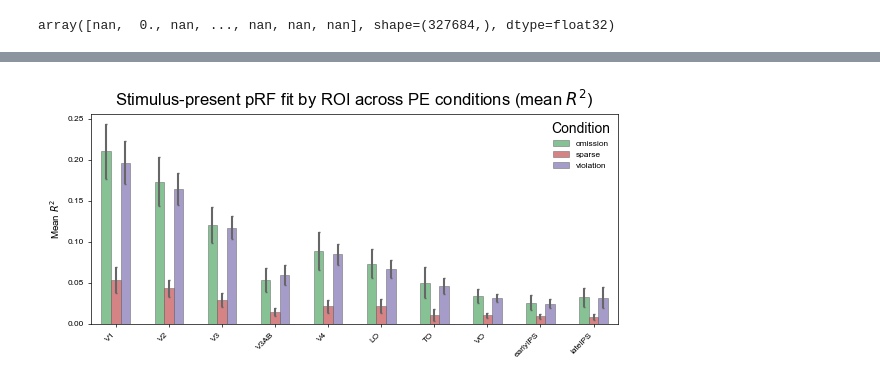
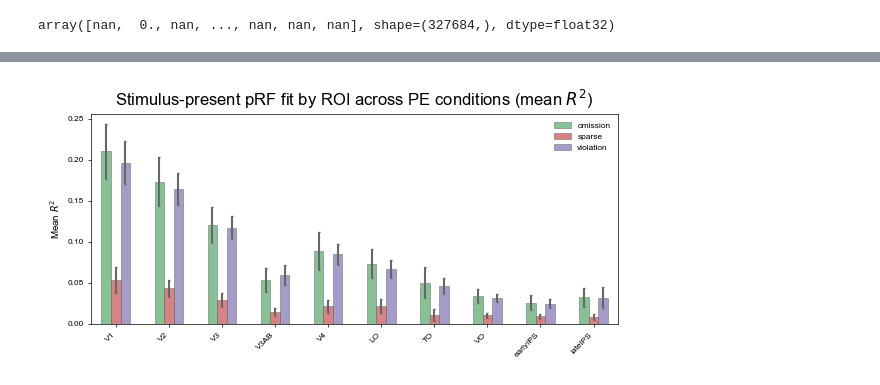
Before and after one commit to c14h19no2/pRF_expect_pub, a Jupyter notebook: pRF_expect_analysis/prf_expect/analysis/out-of-sample/out-of-sample-test.ipynb, the cells around one changed output, grey strips where cells are left out. Cells and saved outputs as stored; diff of their text form; code cells hidden in the pictures.

```diff
--- a/pRF_expect_analysis/prf_expect/analysis/out-of-sample/out-of-sample-test.ipynb
+++ b/pRF_expect_analysis/prf_expect/analysis/out-of-sample/out-of-sample-test.ipynb
@@ -306,34 +306,34 @@ colors = {
     "violation": "#8172b3",
 }
 
 x = np.arange(len(ROIs_list))
 width = 0.18
 fig, ax = plt.subplots(figsize=(6, 3))
 
 for i, cond in enumerate(cond_order):
     offsets = (i - (len(cond_order) - 1) / 2) * width
     ax.bar(
         x + offsets,
         roi_means[cond],
         width=width,
         yerr=roi_sems[cond],
         label=cond,
         color=colors.get(cond, "0.7"),
         edgecolor=markeredgecolor,
         linewidth=bar_linewidth,
         alpha=bar_alpha,
         capsize=errorbar_capsize,
         ecolor=markeredgecolor,
     )
 
 ax.set_xticks(x)
 ax.set_xticklabels(ROIs_list, rotation=xticks_rotation, ha="right")
 ax.set_ylabel("Mean $R^2$")
 ax.set_title("Stimulus-present pRF fit by ROI across PE conditions (mean $R^2$)")
-ax.legend(title="Condition", frameon=False)
+ax.legend(frameon=False)
 ax.margins(x=0.02)
 plt.tight_layout()
 # %% [output]
-[figure, old version]
+[figure, new version]
 # %%
 # load run-wise LOO fits and average loo_r2 across runs for each subject and condition
```
Also changed, not shown: parts of 2 cells of this notebook, 4 other files.
